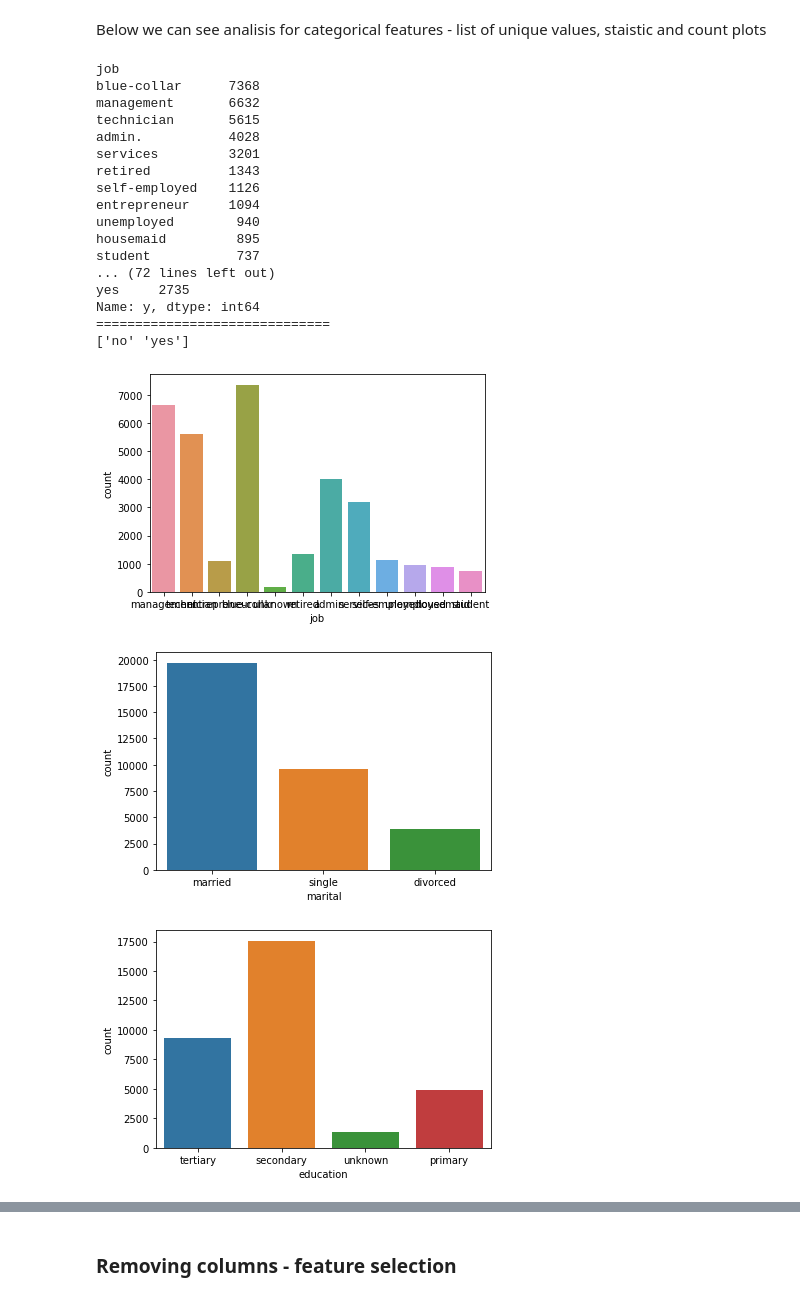
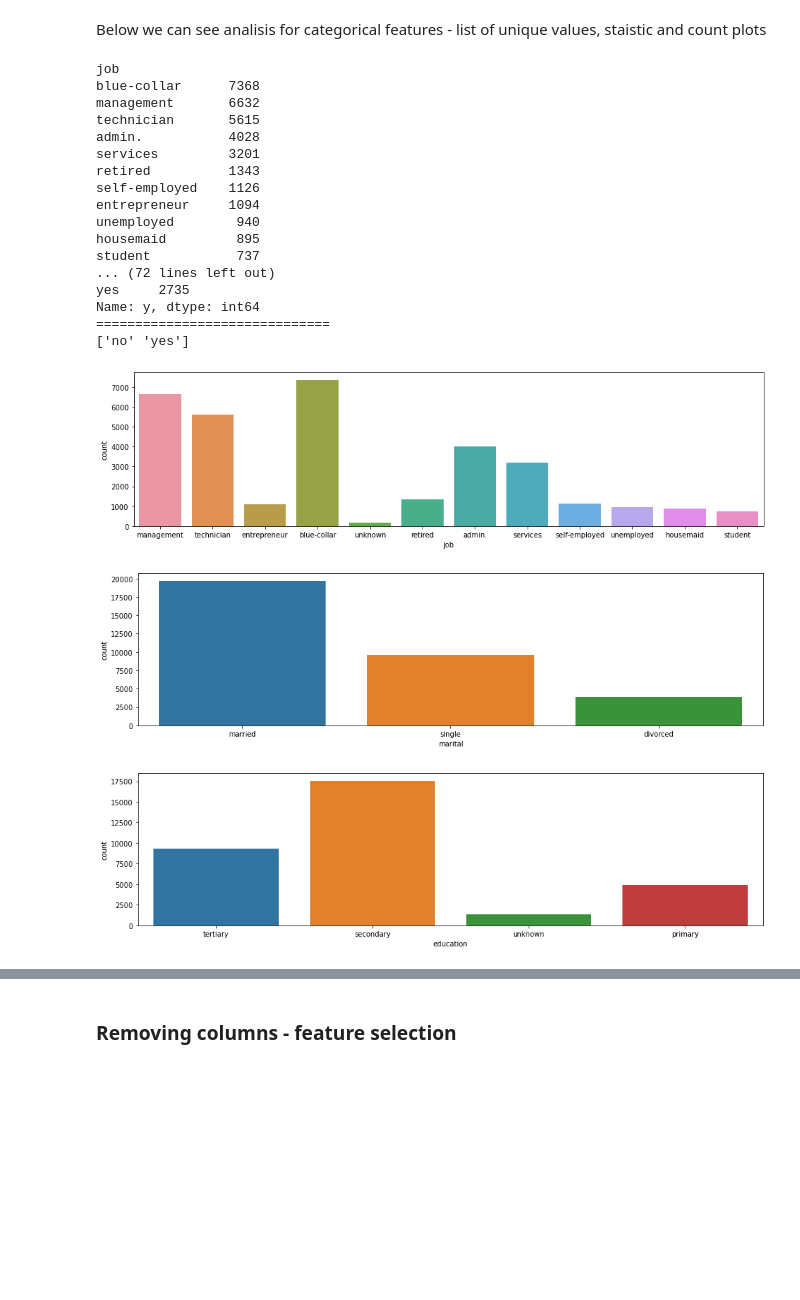
Before and after one commit to Waldemar-DataScience/Bank-Marketing, a Jupyter notebook: EDA 1.ipynb, the cells around one changed output, grey strips where cells are left out. Drawn from its saved outputs; the diff is of its cells as text; code cells hidden in the pictures; blank space fills up the shorter version.

```diff
--- a/EDA 1.ipynb
+++ b/EDA 1.ipynb
@@ -214,30 +207,30 @@ Below we can see analisis for categorical features - list of unique values, stai
 # %%
 cat_columns = [name for name in bankFull.columns if bankFull[name].dtype == "object"]
 for col in cat_columns:
         print(col)
         print(bankFull[col].value_counts())
         print("==============================")
         print(bankFull[col].unique())
-        plt.figure()
+        plt.figure(figsize=(16,4))
         sns.countplot(x = col, data=bankFull)
 # %% [output]
 job
 blue-collar      7368
 management       6632
 technician       5615
 admin.           4028
 services         3201
 retired          1343
 self-employed    1126
 entrepreneur     1094
 unemployed        940
 housemaid         895
 student           737
 ... (72 lines left out)
 yes     2735
 Name: y, dtype: int64
 ==============================
 ['no' 'yes']
-[figure, old version]
+[figure, new version]
-[figure, old version]
+[figure, new version]
-[figure, old version]
+[figure, new version]
```
Also changed, not shown: parts of 9 cells of this notebook, 4 other files.
